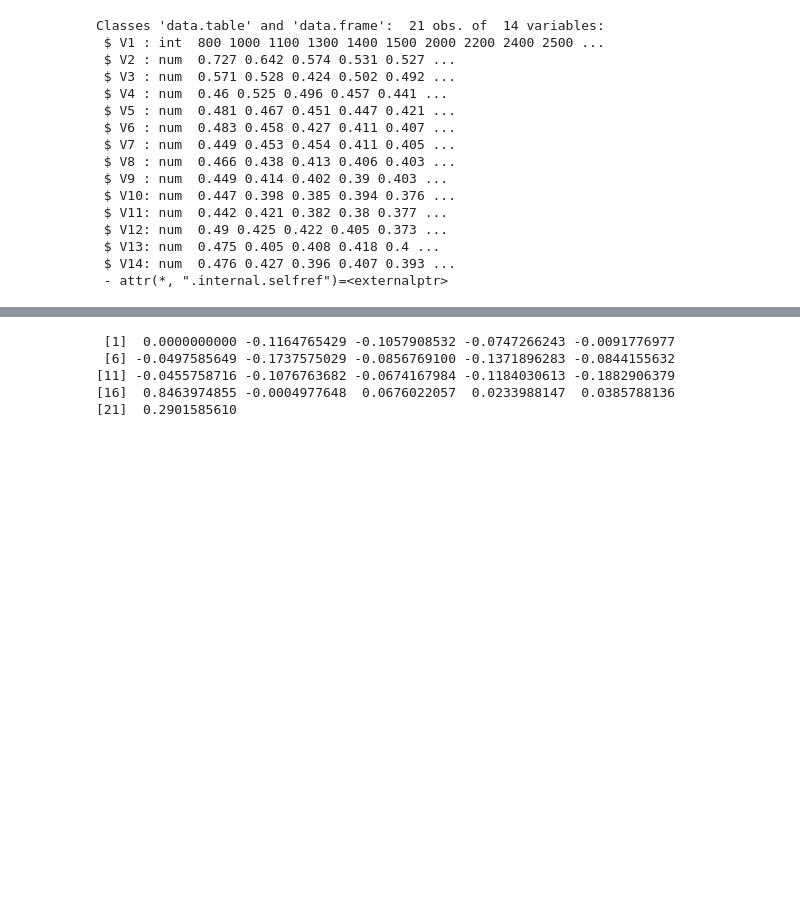
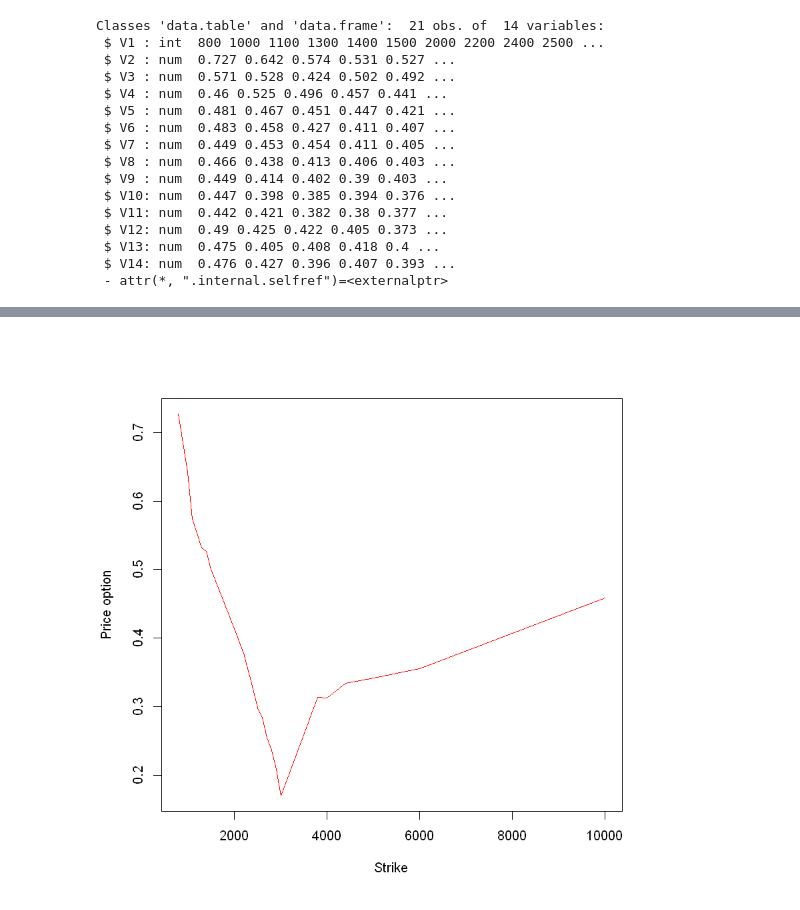
Before and after one commit to bechirbenhassine/Sprint_2_Fil_Rouge, a Jupyter notebook: MatVolat.ipynb, the cells around one changed output, grey strips where cells are left out. Saved outputs shown, nothing was run; the diff lists cells and outputs as text; code cells hidden in the pictures; blank space fills up the shorter version.

```diff
--- a/MatVolat.ipynb
+++ b/MatVolat.ipynb
@@ -316,8 +314,5 @@ for(name in names(df)){
-# %%
-df.var$V2
-# %% [output]
- [1]  0.0000000000 -0.1164765429 -0.1057908532 -0.0747266243 -0.0091776977
- [6] -0.0497585649 -0.1737575029 -0.0856769100 -0.1371896283 -0.0844155632
-[11] -0.0455758716 -0.1076763682 -0.0674167984 -0.1184030613 -0.1882906379
-[16]  0.8463974855 -0.0004977648  0.0676022057  0.0233988147  0.0385788136
-[21]  0.2901585610
+# %%
+
+plot(df$V2 ~ df$V1,xlab = "Strike",ylab = "Price option",col="red", type="l")
+# %% [output]
+[figure, added]
```
Also changed, not shown: parts of 4 cells of this notebook.
